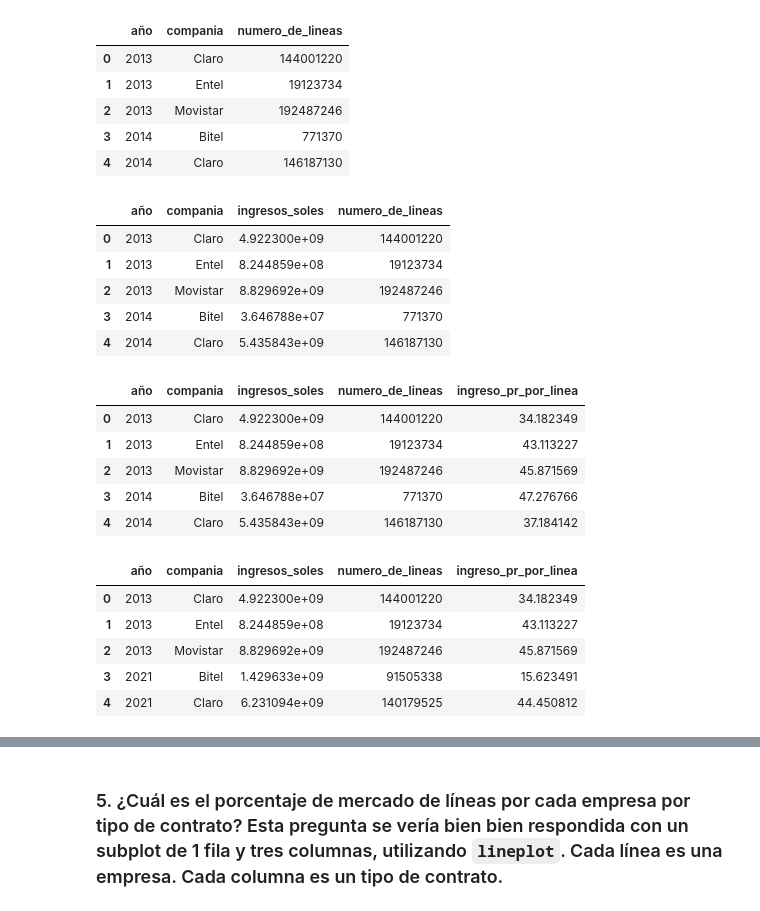
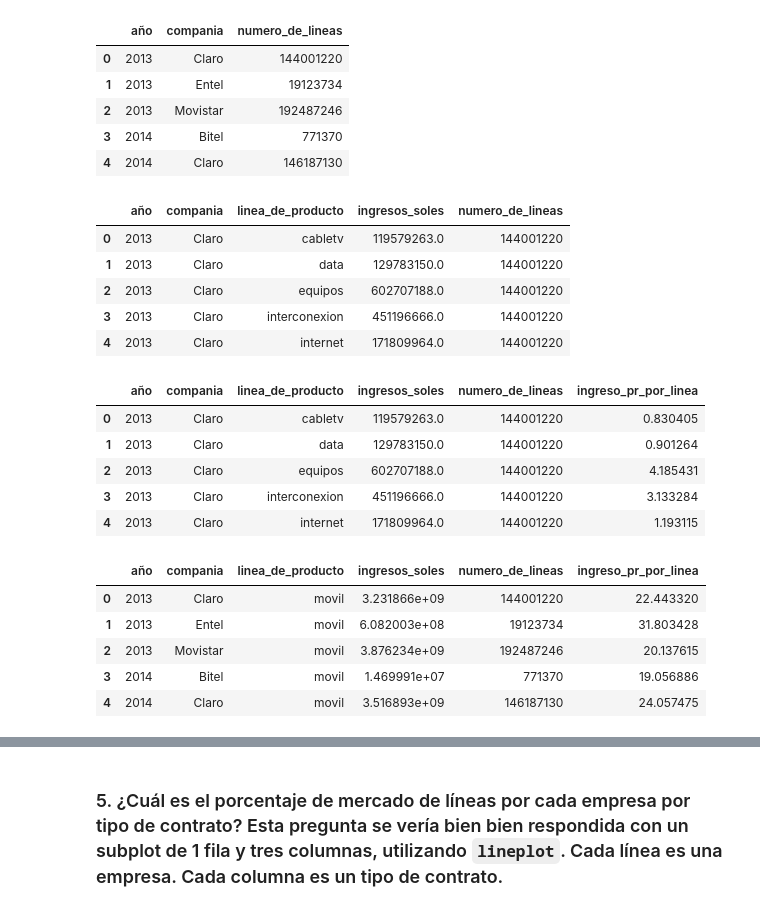
Before and after one commit to Twilight2907/Proyectos-Eco, a Jupyter notebook: Parcial TEE - Pinto - Sánchez.ipynb, the cells around one changed output, grey strips where cells are left out. Drawn from its saved outputs; the diff is of its cells as text; code cells hidden in the pictures.

```diff
--- a/Parcial TEE - Pinto - Sánchez.ipynb
+++ b/Parcial TEE - Pinto - Sánchez.ipynb
@@ -911,6 +911,6 @@ En 2013 Movistar ocupa el mayor porcentaje de preferencia por parte de los consu
 ### 4. Si dividimos los ingresos por el número de líneas para cada empresa, tenemos el ingreso promedio por línea. ¿Qué conclusiones podemos sacar comparando el 2013 con el 2021 por cada empresa?
 # %%
 #Agrupamos ingresos por año y compañía
-df1a = df1.groupby(["año","compania"])["ingresos_soles"].sum().reset_index()
+df1a = df1.groupby(["año","compania", "linea_de_producto"])["ingresos_soles"].sum().reset_index()
 df1a.head()
 # %% [output]
@@ -936,36 +936,37 @@ df2a.head()
 dft = pd.merge(df1a,df2a, on = ["año", "compania"], how = "right")
 dft.head()
 # %% [output]
-|  | año | compania | ingresos_soles | numero_de_lineas |
-| 0 | 2013 | Claro | 4.922300e+09 | 144001220 |
-| 1 | 2013 | Entel | 8.244859e+08 | 19123734 |
-| 2 | 2013 | Movistar | 8.829692e+09 | 192487246 |
-| 3 | 2014 | Bitel | 3.646788e+07 | 771370 |
-| 4 | 2014 | Claro | 5.435843e+09 | 146187130 |
+|  | año | compania | linea_de_producto | ingresos_soles | numero_de_lineas |
+| 0 | 2013 | Claro | cabletv | 119579263.0 | 144001220 |
+| 1 | 2013 | Claro | data | 129783150.0 | 144001220 |
+| 2 | 2013 | Claro | equipos | 602707188.0 | 144001220 |
+| 3 | 2013 | Claro | interconexion | 451196666.0 | 144001220 |
+| 4 | 2013 | Claro | internet | 171809964.0 | 144001220 |
 # %%
 #Creamos el ingreso promedio por línea
 dft["ingreso_pr_por_linea"] = dft["ingresos_soles"]/dft["numero_de_lineas"]
 dft.head()
 # %% [output]
-|  | año | compania | ingresos_soles | numero_de_lineas | ingreso_pr_por_linea |
-| 0 | 2013 | Claro | 4.922300e+09 | 144001220 | 34.182349 |
-| 1 | 2013 | Entel | 8.244859e+08 | 19123734 | 43.113227 |
-| 2 | 2013 | Movistar | 8.829692e+09 | 192487246 | 45.871569 |
-| 3 | 2014 | Bitel | 3.646788e+07 | 771370 | 47.276766 |
-| 4 | 2014 | Claro | 5.435843e+09 | 146187130 | 37.184142 |
+|  | año | compania | linea_de_producto | ingresos_soles | numero_de_lineas | ingreso_pr_por_linea |
+| 0 | 2013 | Claro | cabletv | 119579263.0 | 144001220 | 0.830405 |
+| 1 | 2013 | Claro | data | 129783150.0 | 144001220 | 0.901264 |
+| 2 | 2013 | Claro | equipos | 602707188.0 | 144001220 | 4.185431 |
+| 3 | 2013 | Claro | interconexion | 451196666.0 | 144001220 | 3.133284 |
+| 4 | 2013 | Claro | internet | 171809964.0 | 144001220 | 1.193115 |
 # %%
 #Filtramos la base para los años de interés
 years_to_keep = [2013, 2021]
 
 dft_f = dft[dft["año"].isin(years_to_keep)].reset_index(drop=True)
+dft_f = dft[dft["linea_de_producto"]=="movil"].reset_index(drop=True)
 dft_f.head()
 # %% [output]
-|  | año | compania | ingresos_soles | numero_de_lineas | ingreso_pr_por_linea |
-| 0 | 2013 | Claro | 4.922300e+09 | 144001220 | 34.182349 |
-| 1 | 2013 | Entel | 8.244859e+08 | 19123734 | 43.113227 |
-| 2 | 2013 | Movistar | 8.829692e+09 | 192487246 | 45.871569 |
-| 3 | 2021 | Bitel | 1.429633e+09 | 91505338 | 15.623491 |
-| 4 | 2021 | Claro | 6.231094e+09 | 140179525 | 44.450812 |
+|  | año | compania | linea_de_producto | ingresos_soles | numero_de_lineas | ingreso_pr_por_linea |
+| 0 | 2013 | Claro | movil | 3.231866e+09 | 144001220 | 22.443320 |
+| 1 | 2013 | Entel | movil | 6.082003e+08 | 19123734 | 31.803428 |
+| 2 | 2013 | Movistar | movil | 3.876234e+09 | 192487246 | 20.137615 |
+| 3 | 2014 | Bitel | movil | 1.469991e+07 | 771370 | 19.056886 |
+| 4 | 2014 | Claro | movil | 3.516893e+09 | 146187130 | 24.057475 |
 # %%
 #Reorganizamos la data
 dft_f = dft_f.pivot(index = "año", columns = ["compania"], values = "ingreso_pr_por_linea")
```
Also changed, not shown: parts of 4 cells of this notebook.
